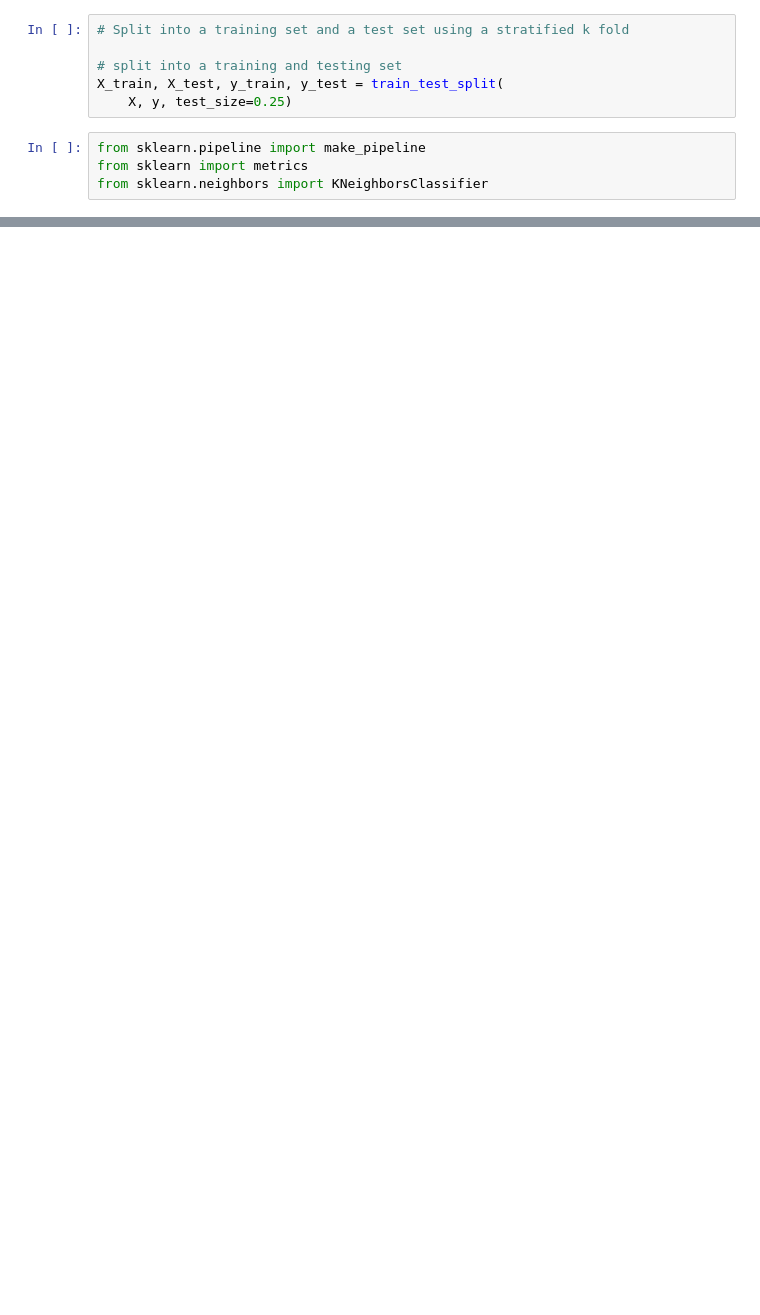
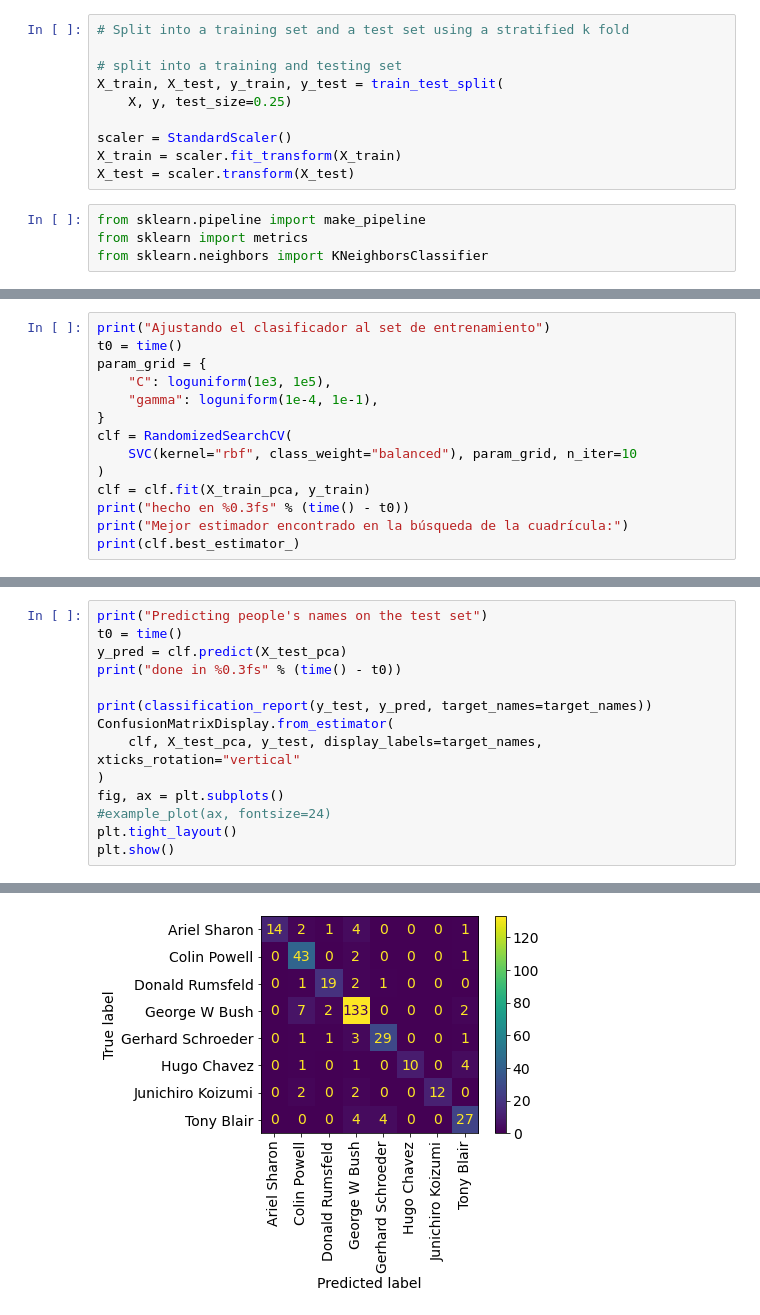
Before and after one commit to victorjms/face_recognition, a Jupyter notebook: Reto.ipynb, the cells around one changed output, grey strips where cells are left out. Saved outputs shown, nothing was run; the diff lists cells and outputs as text; blank space fills up the shorter version.

```diff
--- a/Reto.ipynb
+++ b/Reto.ipynb
@@ -127,6 +144,10 @@ Automatically created module for IPython interactive environment
 # split into a training and testing set
 X_train, X_test, y_train, y_test = train_test_split(
     X, y, test_size=0.25)
+
+scaler = StandardScaler()
+X_train = scaler.fit_transform(X_train)
+X_test = scaler.transform(X_test)
 # %%
 from sklearn.pipeline import make_pipeline
 from sklearn import metrics
@@ -155,0 +177,14 @@ done in 0.142s
+# %%
+print("Ajustando el clasificador al set de entrenamiento")
+t0 = time()
+param_grid = {
+    "C": loguniform(1e3, 1e5),
+    "gamma": loguniform(1e-4, 1e-1),
+}
+clf = RandomizedSearchCV(
+    SVC(kernel="rbf", class_weight="balanced"), param_grid, n_iter=10
+)
+clf = clf.fit(X_train_pca, y_train)
+print("hecho en %0.3fs" % (time() - t0))
+print("Mejor estimador encontrado en la búsqueda de la cuadrícula:")
+print(clf.best_estimator_)
@@ -155,0 +196,15 @@ done in 0.142s
+# %%
+print("Predicting people's names on the test set")
+t0 = time()
+y_pred = clf.predict(X_test_pca)
+print("done in %0.3fs" % (time() - t0))
+
+print(classification_report(y_test, y_pred, target_names=target_names))
+ConfusionMatrixDisplay.from_estimator(
+    clf, X_test_pca, y_test, display_labels=target_names, xticks_rotation="vertical"
+)
+fig, ax = plt.subplots()
+#example_plot(ax, fontsize=24)
+plt.tight_layout()
+plt.show()
+# %% [output]
@@ -155,0 +227 @@ done in 0.142s
+[figure, added]
```
Also changed, not shown: parts of 17 cells of this notebook.
